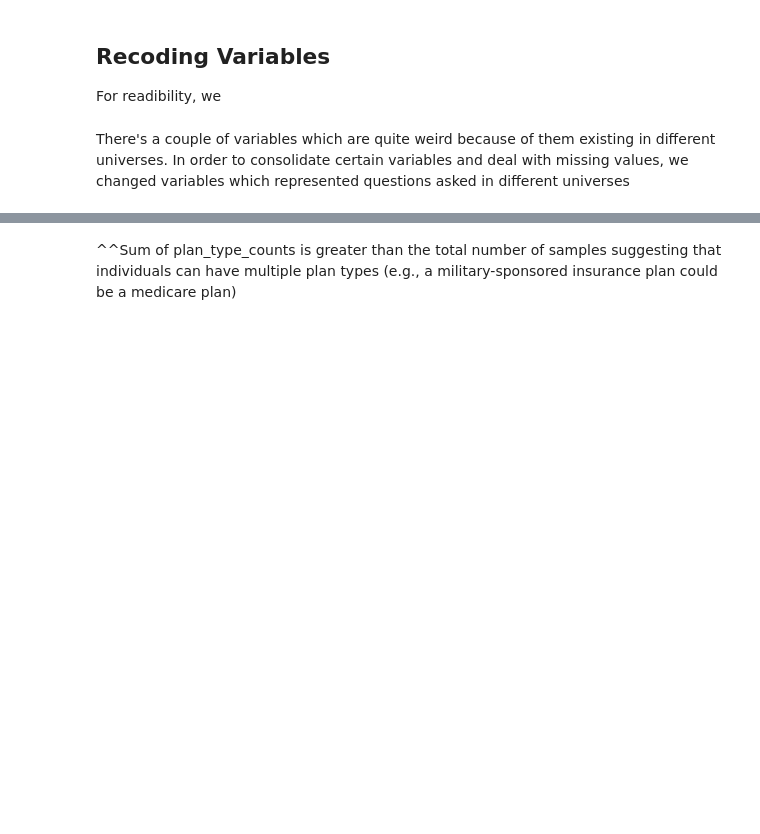
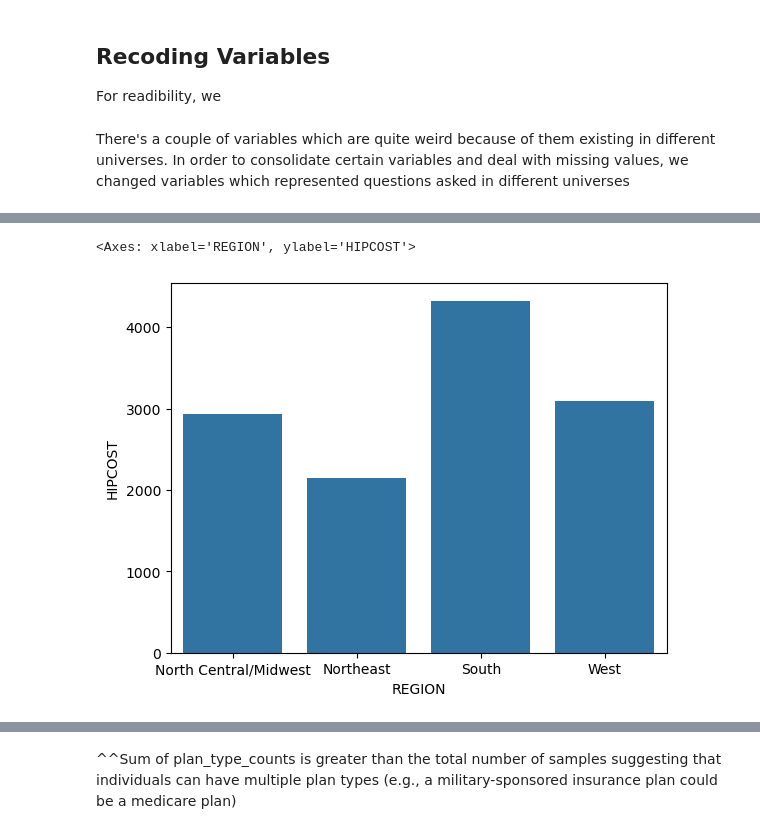
Before and after one commit to evapa1/cs1090afinalproj, a Jupyter notebook: debugged.ipynb, the cells around one changed output, grey strips where cells are left out. Drawn from its saved outputs; the diff is of its cells as text; code cells hidden in the pictures; blank space fills up the shorter version.

```diff
--- a/debugged.ipynb
+++ b/debugged.ipynb
@@ -343,0 +398,7 @@ df['HIPCOST'] = df['HIP1COST']+df['HIP2COST']
+# %%
+# checking for balance of basic demographic info
+region_counts = df.groupby('REGION',observed=False).count()['HIPCOST']
+sns.barplot(region_counts)
+# %% [output]
+<Axes: xlabel='REGION', ylabel='HIPCOST'>
+[figure, added]
```
Also changed, not shown: parts of 23 cells of this notebook.
